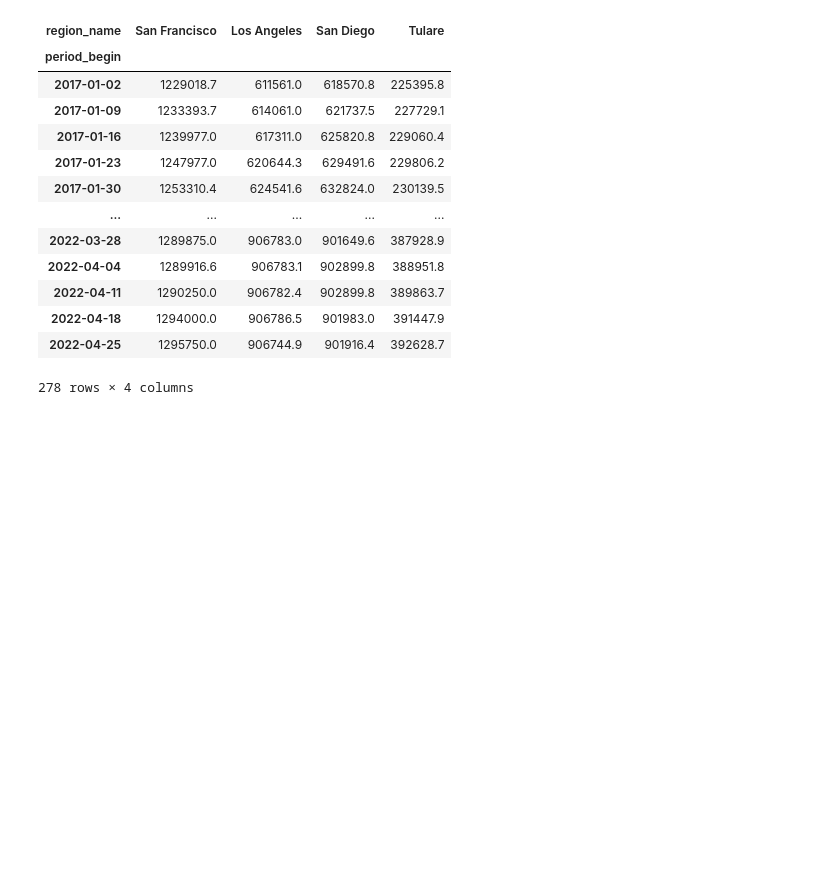
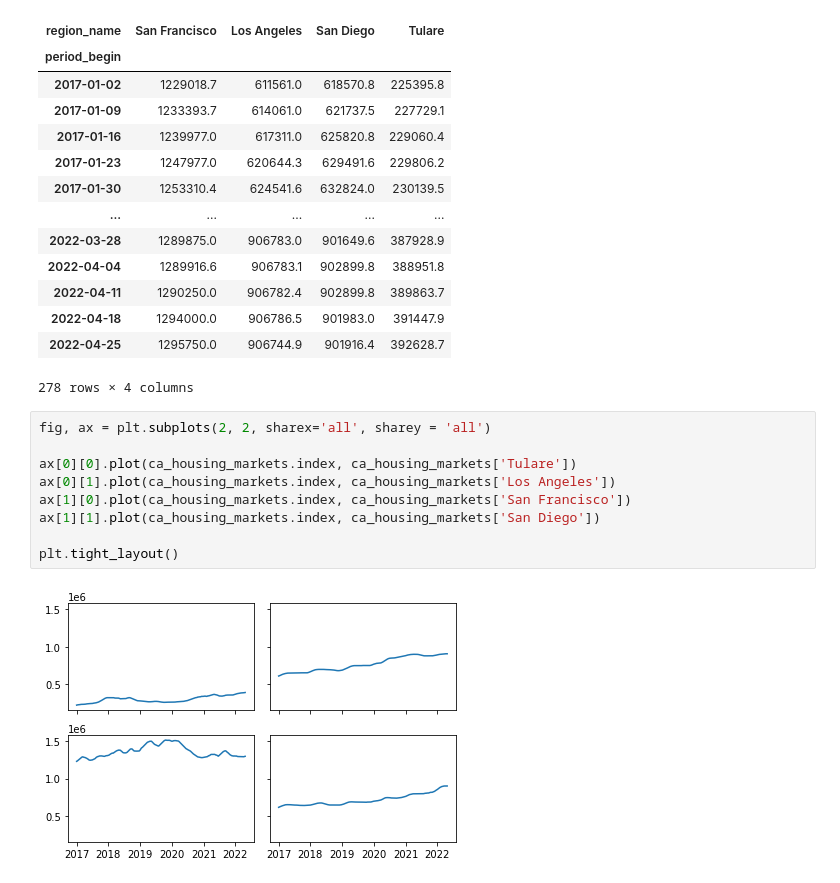
Before and after one commit to naruhikohama/dataviz-python, a Jupyter notebook: advanced_customization.ipynb, the cells around one changed output. Saved outputs shown, nothing was run; the diff lists cells and outputs as text; blank space fills up the shorter version.

Commit message:
Adding subplots with loops - not worth it

```diff
--- a/advanced_customization.ipynb
+++ b/advanced_customization.ipynb
@@ -112,3 +112,14 @@ ca_housing_markets
 | 2022-04-18 | 1294000.0 | 906786.5 | 901983.0 | 391447.9 |
 | 2022-04-25 | 1295750.0 | 906744.9 | 901916.4 | 392628.7 |
 278 rows × 4 columns
+# %%
+fig, ax = plt.subplots(2, 2, sharex='all', sharey = 'all')
+
+ax[0][0].plot(ca_housing_markets.index, ca_housing_markets['Tulare'])
+ax[0][1].plot(ca_housing_markets.index, ca_housing_markets['Los Angeles'])
+ax[1][0].plot(ca_housing_markets.index, ca_housing_markets['San Francisco'])
+ax[1][1].plot(ca_housing_markets.index, ca_housing_markets['San Diego'])
+
+plt.tight_layout()
+# %% [output]
+[figure, added]
```
Also changed, not shown: parts of 1 cell of this notebook.
